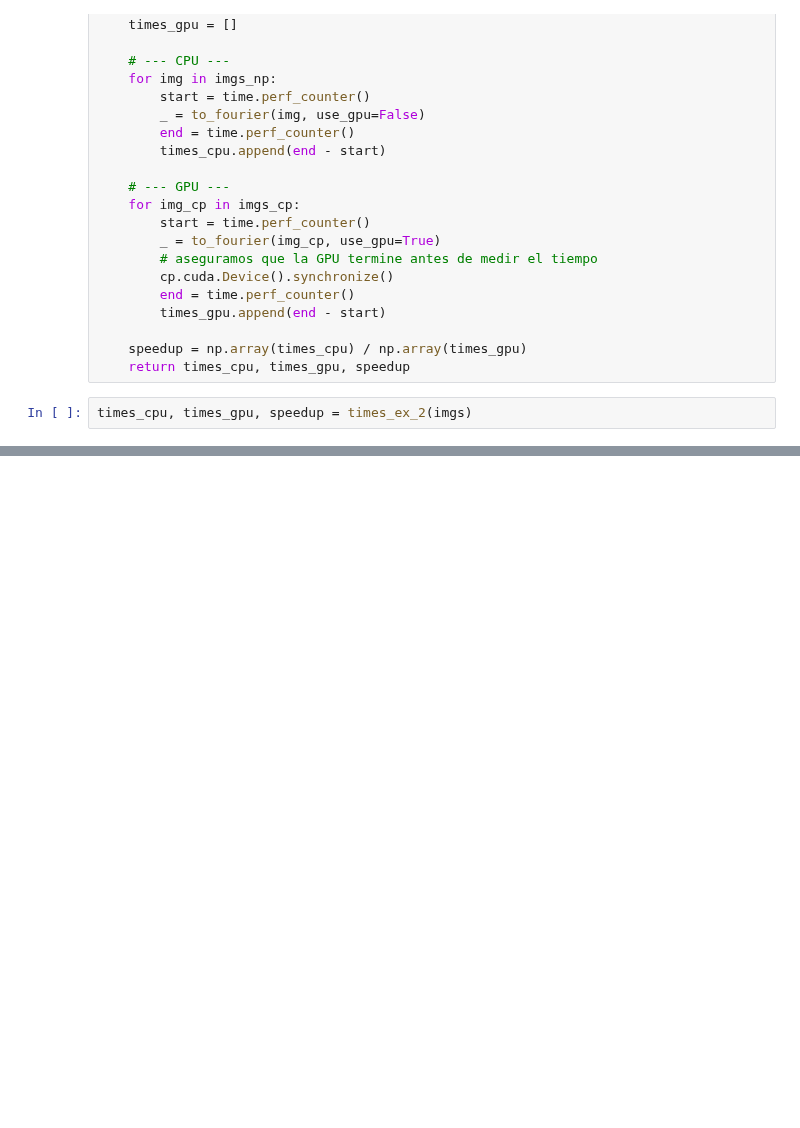
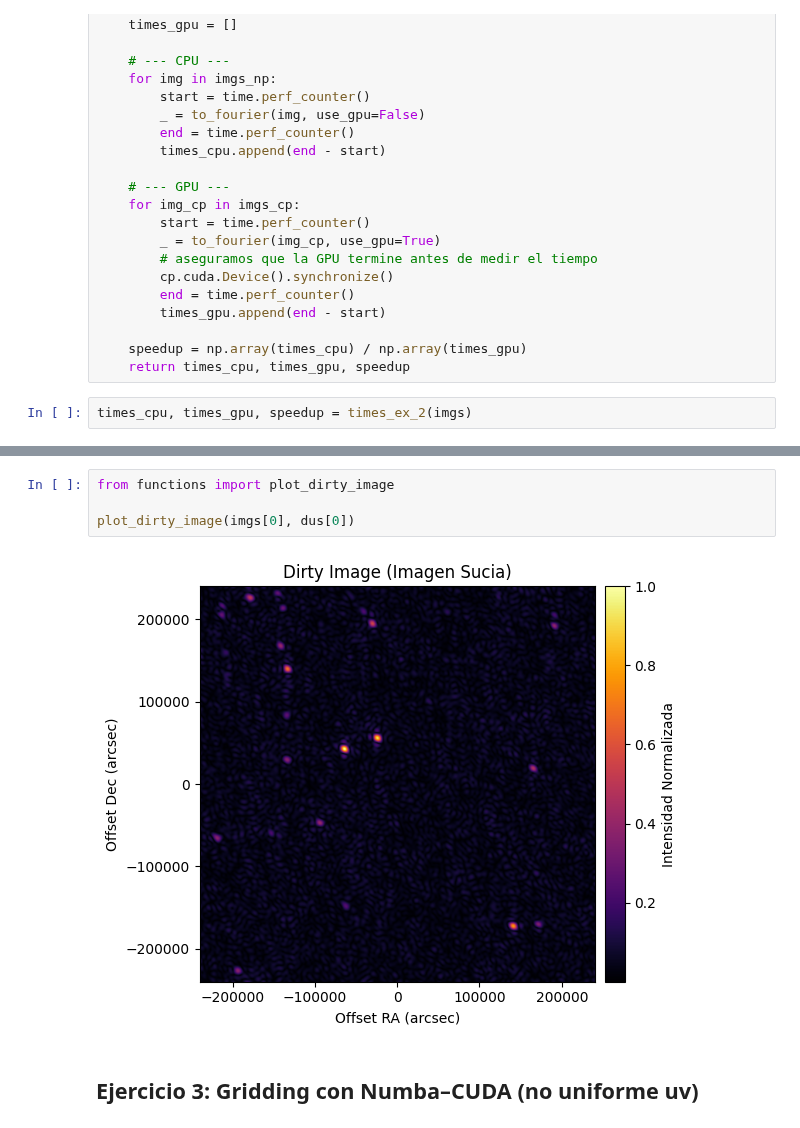
Before and after one commit to Mieres7/RadioInterferometry, a Jupyter notebook: GPU/solution.ipynb, the cells around one changed output, grey strips where cells are left out. Cells and saved outputs as stored; diff of their text form; blank space fills up the shorter version.

```diff
--- a/GPU/solution.ipynb
+++ b/GPU/solution.ipynb
@@ -284,0 +288,8 @@ plt.show()
+# %%
+from functions import plot_dirty_image
+
+plot_dirty_image(imgs[0], dus[0])
+# %% [output]
+[figure, added]
+# %% [markdown]
+## Ejercicio 3: Gridding con Numba–CUDA (no uniforme uv)
```
Also changed, not shown: parts of 7 cells of this notebook, 1 other file.
